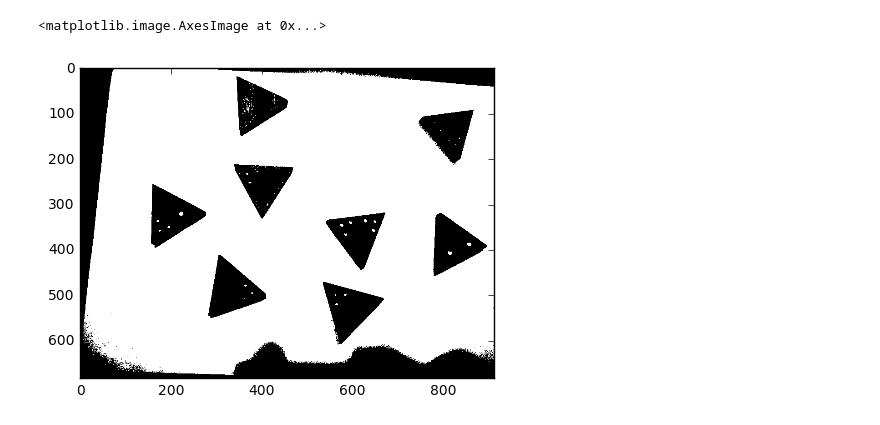
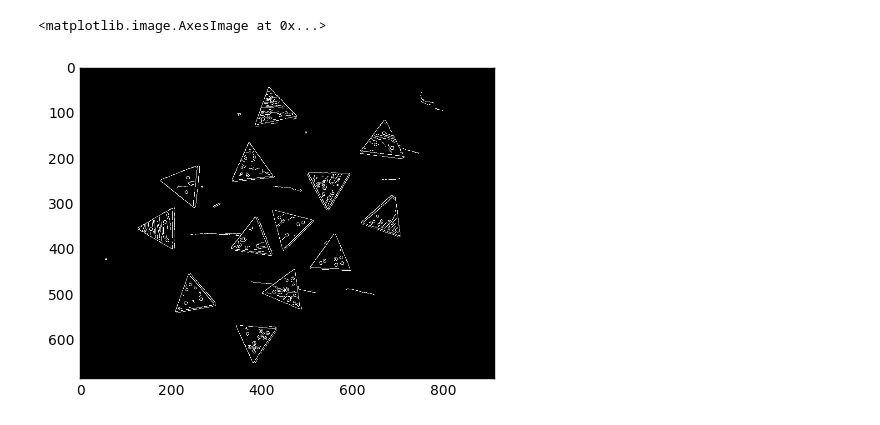
Before and after one commit to etoestja/inf, a Jupyter notebook: mipt/s8/images/1/Images1.ipynb, the cells around one changed output. Drawn from its saved outputs; the diff is of its cells as text; code cells hidden in the pictures.

```diff
--- a/mipt/s8/images/1/Images1.ipynb
+++ b/mipt/s8/images/1/Images1.ipynb
@@ -25,9 +26,0 @@ plt.imshow(im_gray, cmap = 'gray')
-# %%
-def threshold(i_):
-    thr = skimage.filters.threshold_otsu(i_)
-    return(i_ > thr)
-im_thr = threshold(im_gray)
-plt.imshow(im_thr, cmap='gray')
-# %% [output]
-<matplotlib.image.AxesImage at 0x...>
-[figure, removed]
@@ -43,0 +27,6 @@ r = skimage.exposure.equalize_hist(r)
+# %%
+im_edges = canny(im_gray / 255.)
+plt.imshow(im_edges, cmap='gray')
+# %% [output]
+<matplotlib.image.AxesImage at 0x...>
+[figure, added]
```
Also changed, not shown: parts of 33 cells of this notebook.
